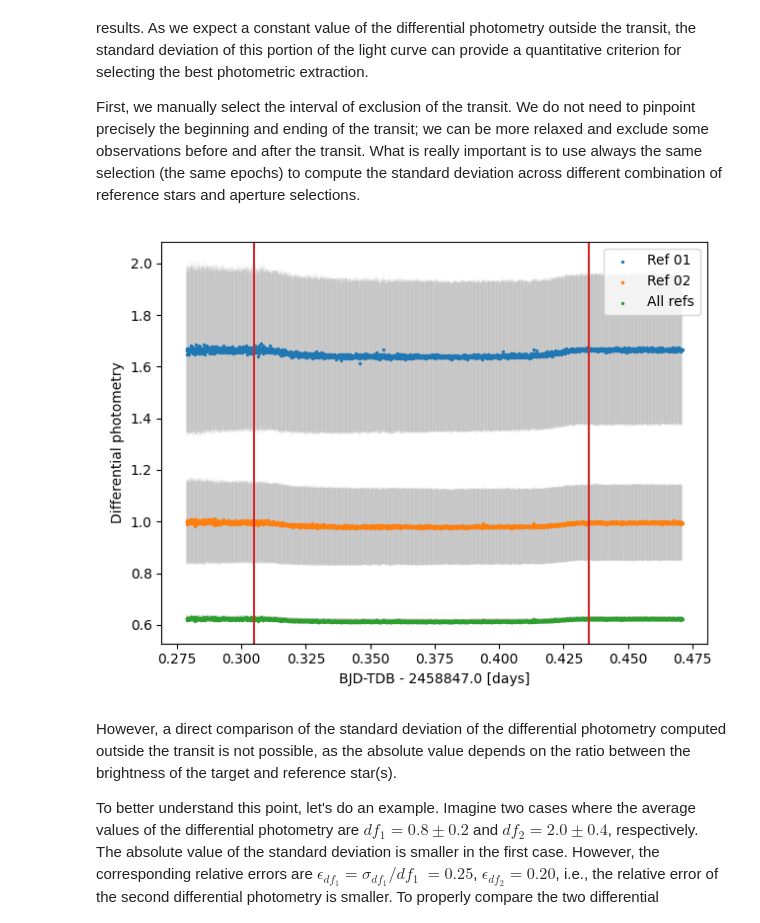
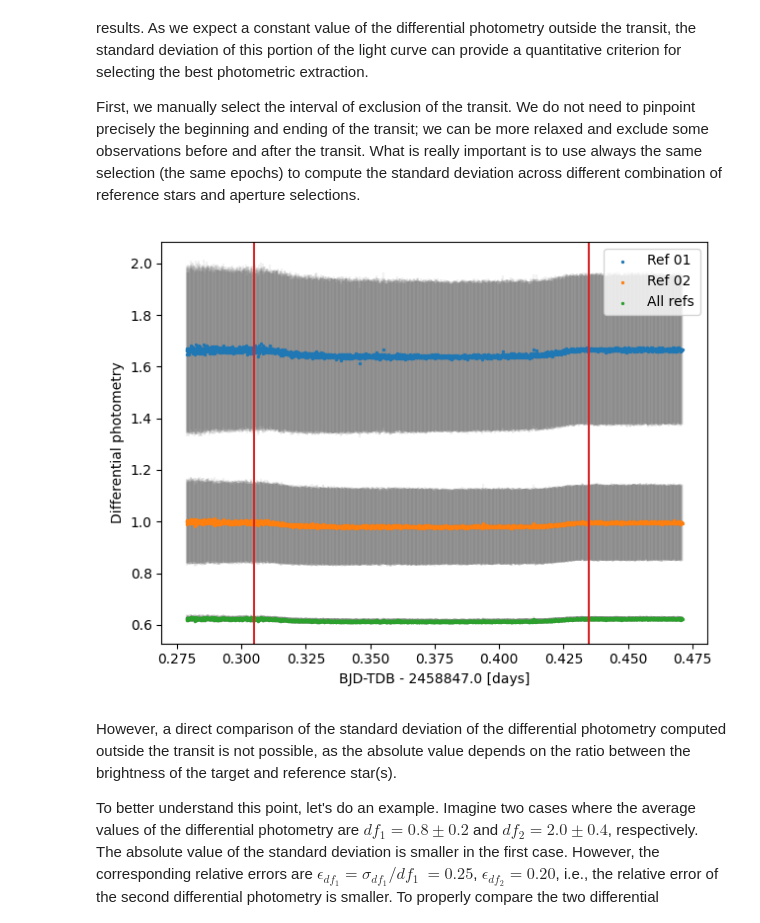
Before and after one commit to marcoboscato/exoplanet_lab2023, a Jupyter notebook: WASP-12 LAB/TASTE/7_differential_photometry.ipynb, the cells around one changed output. Saved outputs shown, nothing was run; the diff lists cells and outputs as text; code cells hidden in the pictures.

Commit message:
added errobars, improved plots

```diff
--- a/WASP-12 LAB/TASTE/7_differential_photometry.ipynb
+++ b/WASP-12 LAB/TASTE/7_differential_photometry.ipynb
@@ -272,37 +272,37 @@ differential_ap08_ref02_error = differential_ap08_ref02*np.sqrt((target_ap08.ape
 differential_ap08_allref_error = differential_ap08_allref*np.sqrt((target_ap08.aperture_errors/target_ap08.aperture)**2. +
                                                                   ((reference01_ap08.aperture_errors + reference02_ap08.aperture_errors)/(reference01_ap08.aperture + reference02_ap08.aperture))**2.)
 
 differential_ap08_allref_error2 = differential_ap08_allref*np.sqrt((target_ap08.aperture_errors/target_ap08.aperture)**2.
                                                                    + (reference01_ap08.aperture_errors/reference01_ap08.aperture)**2.
                                                                    + (reference02_ap08.aperture_errors/reference02_ap08.aperture)**2.)
 
 differential_ap08_allref_error3 = np.sqrt(((target_ap08.aperture*reference01_ap08.aperture_errors)/(reference01_ap08.aperture + reference02_ap08.aperture)**2.)**2.
                                           + ((target_ap08.aperture*reference02_ap08.aperture_errors)/(reference01_ap08.aperture + reference02_ap08.aperture)**2.)**2.
                                             + (target_ap08.aperture_errors/(reference01_ap08.aperture + reference02_ap08.aperture))**2.)
 
 
 
 bjd_median = np.median(bjd_tdb)
 
 plt.figure()
 plt.scatter(bjd_tdb-time_offset, differential_ap08_ref01, s=2, label='Ref 01')
-plt.errorbar(bjd_tdb-time_offset, differential_ap08_ref01, yerr=differential_ap08_ref01_error, fmt=' ', c='k', alpha=0.025, zorder=-1)
+plt.errorbar(bjd_tdb-time_offset, differential_ap08_ref01, yerr=differential_ap08_ref01_error, fmt=' ', c='k', alpha=0.05, zorder=-1)
 
 plt.scatter(bjd_tdb-time_offset, differential_ap08_ref02, s=2, label='Ref 02')
-plt.errorbar(bjd_tdb-time_offset, differential_ap08_ref02, yerr=differential_ap08_ref02_error, fmt=' ', c='k', alpha=0.025, zorder=-1)
+plt.errorbar(bjd_tdb-time_offset, differential_ap08_ref02, yerr=differential_ap08_ref02_error, fmt=' ', c='k', alpha=0.05, zorder=-1)
 
 plt.scatter(bjd_tdb-time_offset, differential_ap08_allref, s=2, label='All refs')
-plt.errorbar(bjd_tdb-time_offset, differential_ap08_allref, yerr=differential_ap08_allref_error, fmt=' ', c='k', alpha=0.025, zorder=-1)
+plt.errorbar(bjd_tdb-time_offset, differential_ap08_allref, yerr=differential_ap08_allref_error, fmt=' ', c='k', alpha=0.05, zorder=-1)
 
 plt.legend()
 plt.axvline(2458847.305-time_offset, c='C3')
 plt.axvline(2458847.435-time_offset, c='C3')
 plt.xlabel('BJD-TDB - {0:.1f} [days]'.format(time_offset))
 plt.ylabel('Differential photometry')
 plt.tight_layout()
 plt.show()
 # %% [output]
-[figure, old version]
+[figure, new version]
 # %% [markdown]
 However, a direct comparison of the standard deviation of the differential photometry computed outside the transit is not possible, as the absolute value depends on the ratio between the brightness of the target and reference star(s).
 
```
Also changed, not shown: parts of 4 cells of this notebook, 5 other files.
